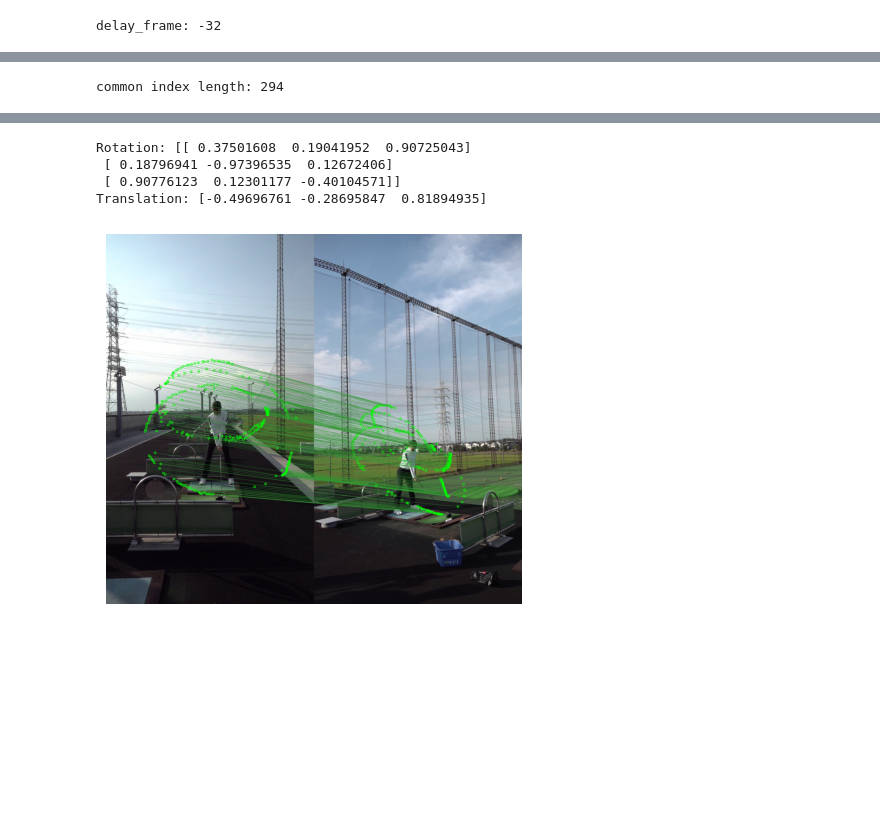
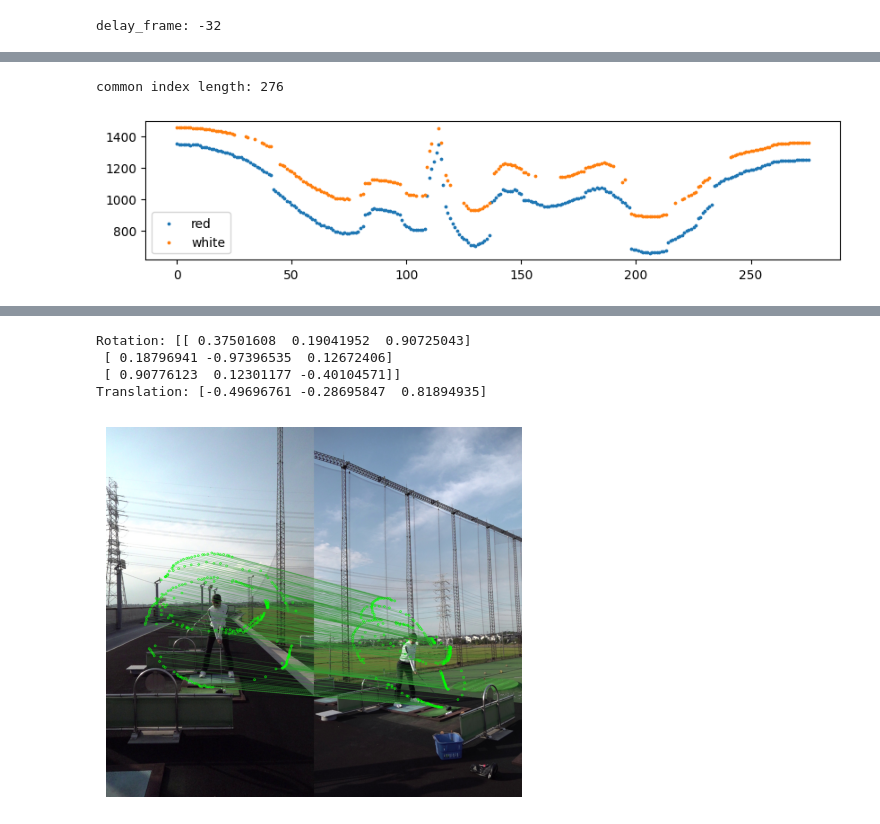
Before and after one commit to shuzo57/3d_reconstruction, a Jupyter notebook: dev/HoselMatching.ipynb, the cells around one changed output, grey strips where cells are left out. Drawn from its saved outputs; the diff is of its cells as text; code cells hidden in the pictures; blank space fills up the shorter version.

```diff
--- a/dev/HoselMatching.ipynb
+++ b/dev/HoselMatching.ipynb
@@ -10,7 +10,7 @@ from swing3dify.core import reconstruct_3D
 from swing3dify.utils import draw_feature_matches, visualize_3d_points
 from calibration_data import KNOWN_CALIBRATION_DATA
 # %%
-GRAPH_SHOW = False
+GRAPH_SHOW = True
 # %%
 club1 = pd.read_csv('C:/Users/kitano/3d_reconstruction/data/data/red_0712_0016/position_data.csv')
 club2 = pd.read_csv('C:/Users/kitano/3d_reconstruction/data/data/white_0712_0016/position_data.csv')
@@ -139,8 +151,20 @@ if GRAPH_SHOW:
 # %%
 not_null_index1 = set(new_club1[new_club1['HOSEL_x'].notnull()].index)
-not_null_index2 = set(new_club2[new_club2['HOSEL_x'].notnull()].index + delay_frame)
+not_null_index2 = set(new_club2[new_club2['HOSEL_x'].notnull()].index - delay_frame)
 
-common_index = np.array(list(not_null_index1 & not_null_index2))
+common_index = np.array(sorted(list(not_null_index1 & not_null_index2)))
 print(f'common index length: {len(common_index)}')
 # %% [output]
-common index length: 294
+common index length: 276
+# %%
+sync_club1 = new_club1.iloc[common_index].copy()
+sync_club2 = new_club2.iloc[common_index - delay_frame].copy()
+
+height, width, _ = img1.shape
+
+for c in sync_club1.columns[1::2]:
+    sync_club1[c] = sync_club1[c] * width
+    sync_club2[c] = sync_club2[c] * width
+for c in sync_club1.columns[2::2]:
+    sync_club1[c] = sync_club1[c] * height
+    sync_club2[c] = sync_club2[c] * height
@@ -147,7 +174,9 @@ common index length: 294
 # %%
 if GRAPH_SHOW:
     fig, ax = plt.subplots(figsize=(10, 2))
-    ax.scatter(common_index, club1['HOSEL_y'].iloc[common_index], s=3, label='red')
-    ax.scatter(common_index, club2['HOSEL_y'].iloc[common_index - delay_frame], s=3, label='white')
+    ax.scatter([i for i in range(len(sync_club1))], sync_club1['HOSEL_y'], s=3, label='red')
+    ax.scatter([i for i in range(len(sync_club2))], sync_club2['HOSEL_y'], s=3, label='white')
     ax.legend()
     plt.show()
+# %% [output]
+[figure, added]
```
Also changed, not shown: parts of 9 cells of this notebook, 3 other files.
